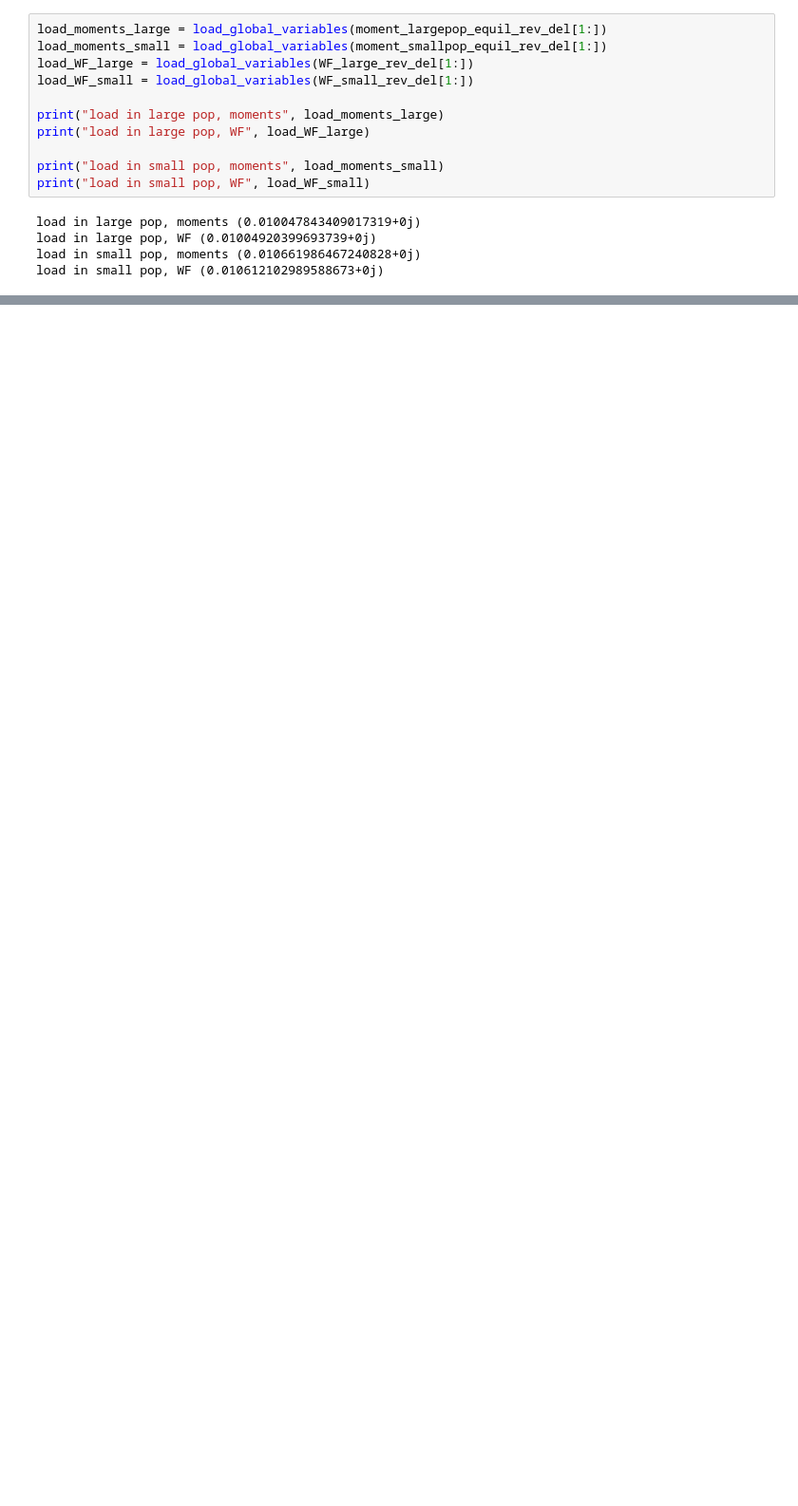
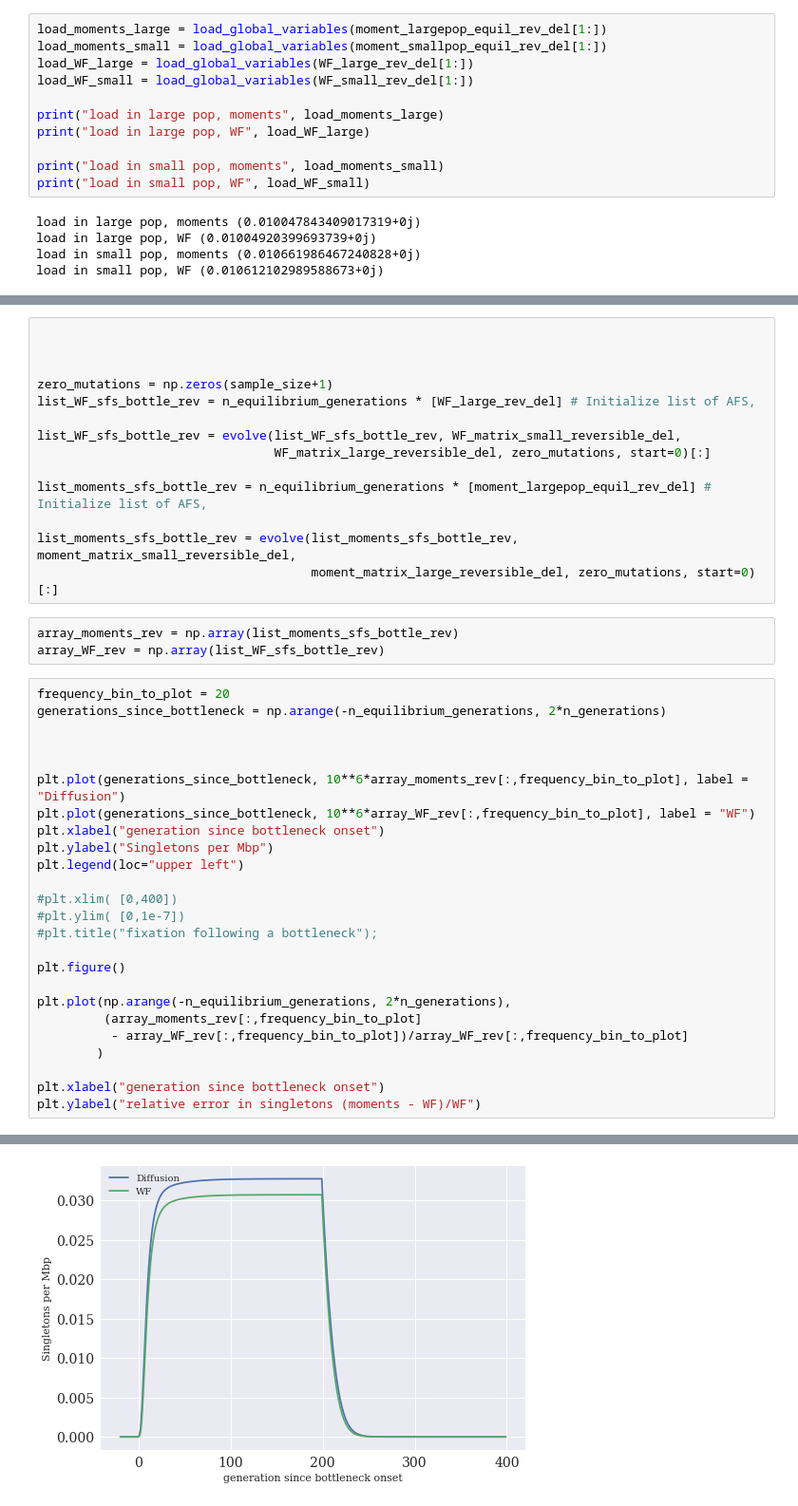
Before and after one commit to ivan-krukov/taming-strong-selection, a Jupyter notebook: src/explore_convergence.ipynb, the cells around one changed output, grey strips where cells are left out. Shown at 95% size. Saved outputs shown, nothing was run; the diff lists cells and outputs as text; blank space fills up the shorter version.

```diff
--- a/src/explore_convergence.ipynb
+++ b/src/explore_convergence.ipynb
@@ -805,0 +850,43 @@ load in small pop, WF (0.010612102989588673+0j)
+# %%
+
+
+
+zero_mutations = np.zeros(sample_size+1)
+list_WF_sfs_bottle_rev = n_equilibrium_generations * [WF_large_rev_del] # Initialize list of AFS,
+
+list_WF_sfs_bottle_rev = evolve(list_WF_sfs_bottle_rev, WF_matrix_small_reversible_del,
+                                WF_matrix_large_reversible_del, zero_mutations, start=0)[:]
+
+list_moments_sfs_bottle_rev = n_equilibrium_generations * [moment_largepop_equil_rev_del] # Initialize list of AFS,
+
+list_moments_sfs_bottle_rev = evolve(list_moments_sfs_bottle_rev, moment_matrix_small_reversible_del,
+                                     moment_matrix_large_reversible_del, zero_mutations, start=0)[:]
+# %%
+array_moments_rev = np.array(list_moments_sfs_bottle_rev)
+array_WF_rev = np.array(list_WF_sfs_bottle_rev)
+# %%
+frequency_bin_to_plot = 20
+generations_since_bottleneck = np.arange(-n_equilibrium_generations, 2*n_generations)
+
+
+
+plt.plot(generations_since_bottleneck, 10**6*array_moments_rev[:,frequency_bin_to_plot], label = "Diffusion")
+plt.plot(generations_since_bottleneck, 10**6*array_WF_rev[:,frequency_bin_to_plot], label = "WF")
+plt.xlabel("generation since bottleneck onset")
+plt.ylabel("Singletons per Mbp")
+plt.legend(loc="upper left")
+
+#plt.xlim( [0,400])
+#plt.ylim( [0,1e-7])
+#plt.title("fixation following a bottleneck");
+
+plt.figure()
+
+plt.plot(np.arange(-n_equilibrium_generations, 2*n_generations),
+         (array_moments_rev[:,frequency_bin_to_plot]
+          - array_WF_rev[:,frequency_bin_to_plot])/array_WF_rev[:,frequency_bin_to_plot]
+        )
+
+plt.xlabel("generation since bottleneck onset")
+plt.ylabel("relative error in singletons (moments - WF)/WF")
+# %% [output]
@@ -805,0 +894 @@ load in small pop, WF (0.010612102989588673+0j)
+[figure, added]
```
Also changed, not shown: parts of 10 cells of this notebook.
